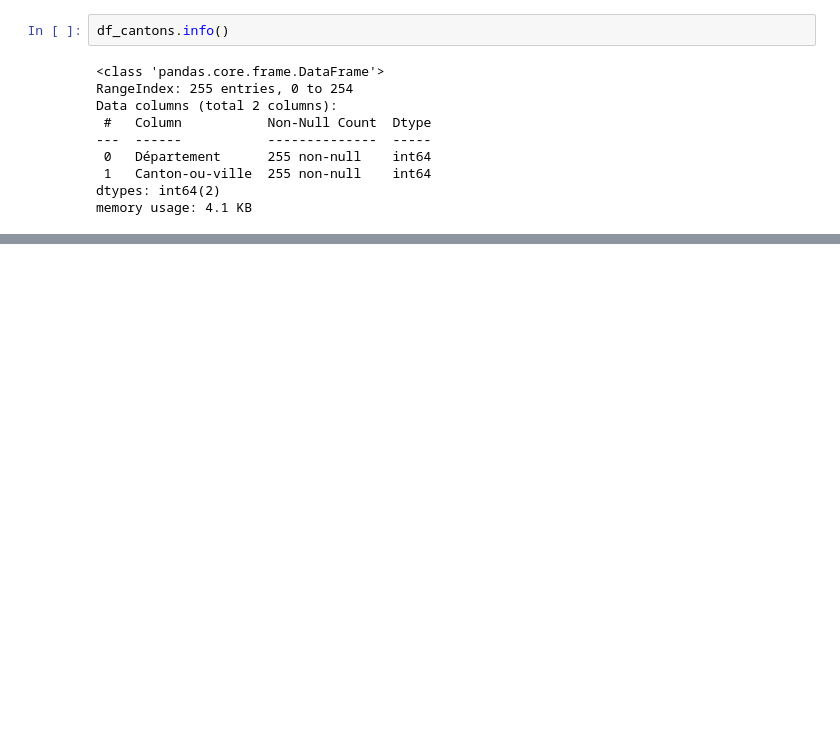
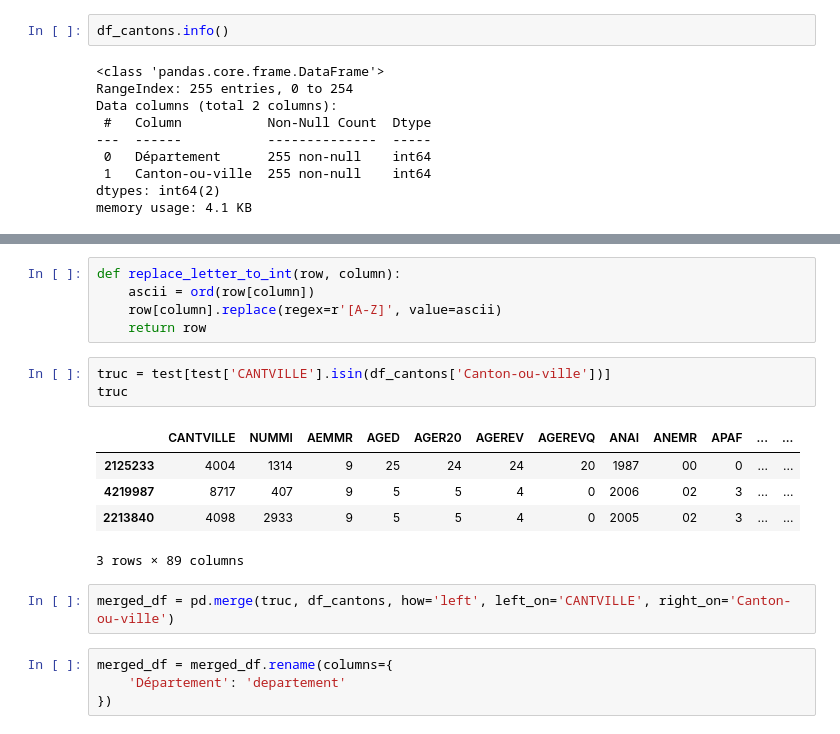
Before and after one commit to L-Clem/MSPR-Big-Data-et-Analyse-des-donnees, a Jupyter notebook: recensement/recens.ipynb, the cells around one changed output, grey strips where cells are left out. Saved outputs shown, nothing was run; the diff lists cells and outputs as text; blank space fills up the shorter version.

```diff
--- a/recensement/recens.ipynb
+++ b/recensement/recens.ipynb
@@ -155 +107,21 @@ test
 10 rows × 89 columns
+# %%
+def replace_letter_to_int(row, column):
+    ascii = ord(row[column])
+    row[column].replace(regex=r'[A-Z]', value=ascii)
+    return row
+# %%
+truc = test[test['CANTVILLE'].isin(df_cantons['Canton-ou-ville'])]
+truc
+# %% [output]
+|  | CANTVILLE | NUMMI | AEMMR | AGED | AGER20 | AGEREV | AGEREVQ | ANAI | ANEMR | APAF | ... | ... |
+| 2125233 | 4004 | 1314 | 9 | 25 | 24 | 24 | 20 | 1987 | 00 | 0 | ... | ... |
+| 4219987 | 8717 | 407 | 9 | 5 | 5 | 4 | 0 | 2006 | 02 | 3 | ... | ... |
+| 2213840 | 4098 | 2933 | 9 | 5 | 5 | 4 | 0 | 2005 | 02 | 3 | ... | ... |
+3 rows × 89 columns
+# %%
+merged_df = pd.merge(truc, df_cantons, how='left', left_on='CANTVILLE', right_on='Canton-ou-ville')
+# %%
+merged_df = merged_df.rename(columns={
+    'Département': 'departement'
+})
```
Also changed, not shown: parts of 20 cells of this notebook.
